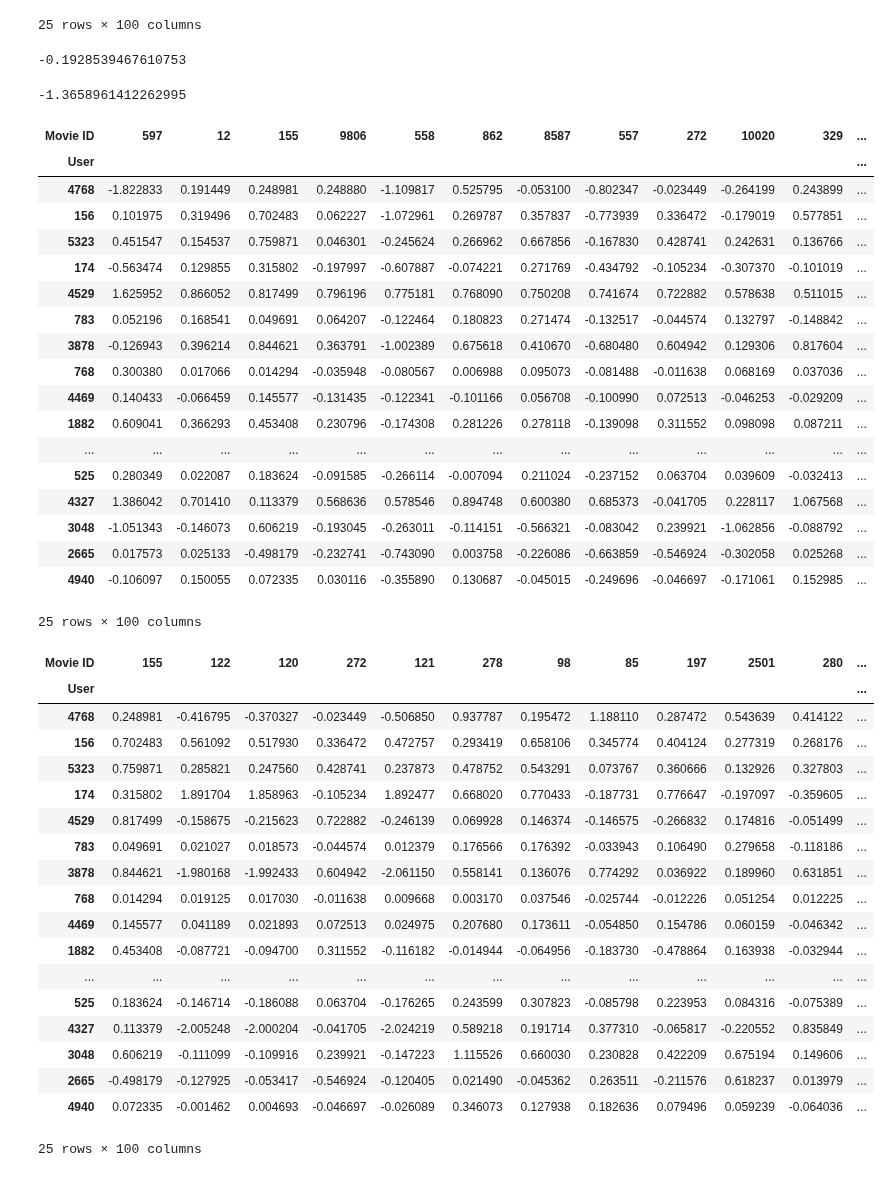
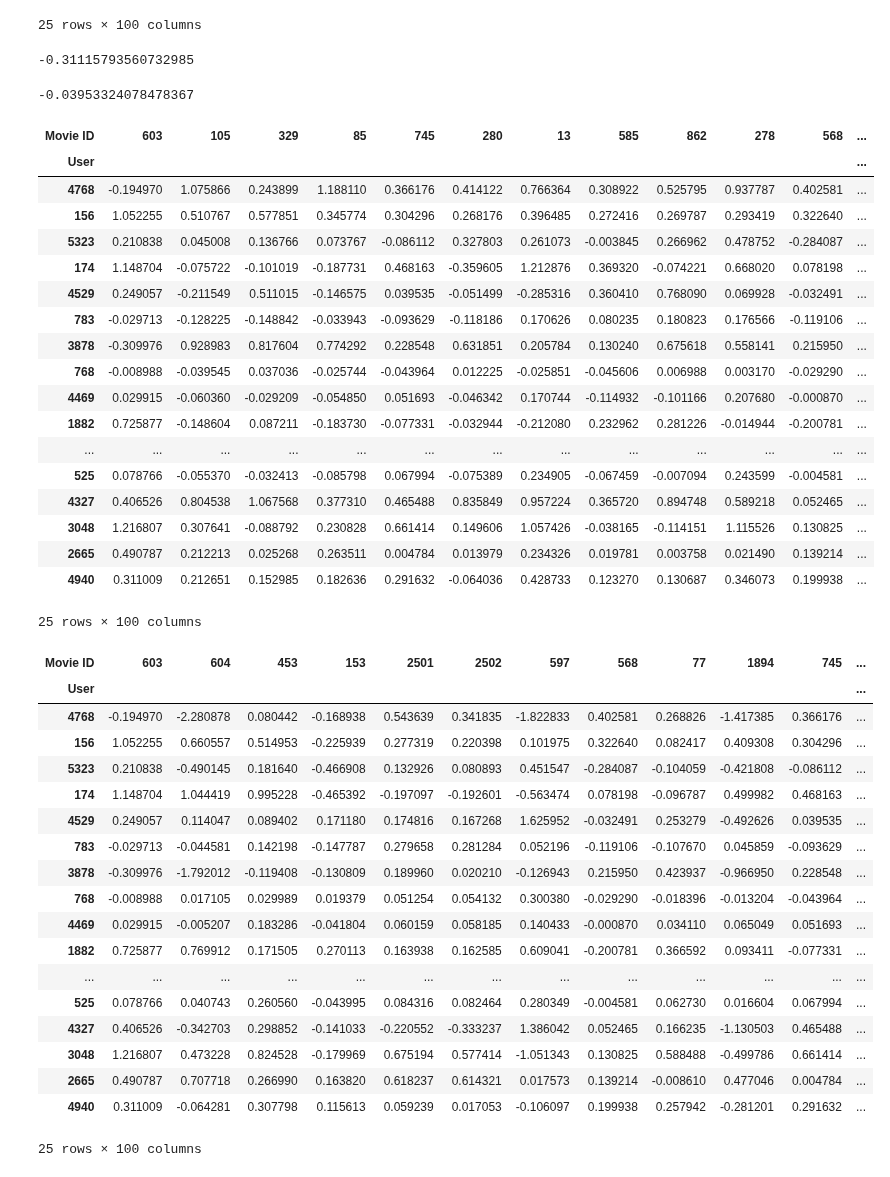
Before and after one commit to ThakdanaiSaelee/Lab_CE888, a Jupyter notebook: lab6 - recommender/my_recommender.ipynb, the cells around one changed output. Cells and saved outputs as stored; diff of their text form; code cells hidden in the pictures.

```diff
--- a/lab6 - recommender/my_recommender.ipynb
+++ b/lab6 - recommender/my_recommender.ipynb
@@ -286,54 +286,54 @@ predict_movie_data
 | 4940 | -0.007102 | 0.150055 | 0.428733 | 0.138002 | -0.404229 | 0.054161 | 0.188876 | 0.153844 | 0.257942 | 0.182636 | 0.127938 | ... |
 25 rows × 100 columns
 # %%
-predict_movie_data.loc[2067, 2502]
+predict_movie_data.loc[2067 , 809]
 # %% [output]
--0.1928539467610753
+-0.31115793560732985
 # %%
-predict_movie_data.loc[4997, 187]
+predict_movie_data.loc[768, 809]
 # %% [output]
--1.3658961412262995
+-0.03953324078478367
 # %%
-predict_movie_data.sort_values(by = [4529], axis=1, ascending=False)
+predict_movie_data.sort_values(by = [4373], axis=1, ascending=False)
 # %% [output]
-| Movie ID | 597 | 12 | 155 | 9806 | 558 | 862 | 8587 | 557 | 272 | 10020 | 329 | ... |
+| Movie ID | 603 | 105 | 329 | 85 | 745 | 280 | 13 | 585 | 862 | 278 | 568 | ... |
 | User |  |  |  |  |  |  |  |  |  |  |  | ... |
-| 4768 | -1.822833 | 0.191449 | 0.248981 | 0.248880 | -1.109817 | 0.525795 | -0.053100 | -0.802347 | -0.023449 | -0.264199 | 0.243899 | ... |
-| 156 | 0.101975 | 0.319496 | 0.702483 | 0.062227 | -1.072961 | 0.269787 | 0.357837 | -0.773939 | 0.336472 | -0.179019 | 0.577851 | ... |
-| 5323 | 0.451547 | 0.154537 | 0.759871 | 0.046301 | -0.245624 | 0.266962 | 0.667856 | -0.167830 | 0.428741 | 0.242631 | 0.136766 | ... |
-| 174 | -0.563474 | 0.129855 | 0.315802 | -0.197997 | -0.607887 | -0.074221 | 0.271769 | -0.434792 | -0.105234 | -0.307370 | -0.101019 | ... |
-| 4529 | 1.625952 | 0.866052 | 0.817499 | 0.796196 | 0.775181 | 0.768090 | 0.750208 | 0.741674 | 0.722882 | 0.578638 | 0.511015 | ... |
-| 783 | 0.052196 | 0.168541 | 0.049691 | 0.064207 | -0.122464 | 0.180823 | 0.271474 | -0.132517 | -0.044574 | 0.132797 | -0.148842 | ... |
-| 3878 | -0.126943 | 0.396214 | 0.844621 | 0.363791 | -1.002389 | 0.675618 | 0.410670 | -0.680480 | 0.604942 | 0.129306 | 0.817604 | ... |
-| 768 | 0.300380 | 0.017066 | 0.014294 | -0.035948 | -0.080567 | 0.006988 | 0.095073 | -0.081488 | -0.011638 | 0.068169 | 0.037036 | ... |
-| 4469 | 0.140433 | -0.066459 | 0.145577 | -0.131435 | -0.122341 | -0.101166 | 0.056708 | -0.100990 | 0.072513 | -0.046253 | -0.029209 | ... |
-| 1882 | 0.609041 | 0.366293 | 0.453408 | 0.230796 | -0.174308 | 0.281226 | 0.278118 | -0.139098 | 0.311552 | 0.098098 | 0.087211 | ... |
+| 4768 | -0.194970 | 1.075866 | 0.243899 | 1.188110 | 0.366176 | 0.414122 | 0.766364 | 0.308922 | 0.525795 | 0.937787 | 0.402581 | ... |
+| 156 | 1.052255 | 0.510767 | 0.577851 | 0.345774 | 0.304296 | 0.268176 | 0.396485 | 0.272416 | 0.269787 | 0.293419 | 0.322640 | ... |
+| 5323 | 0.210838 | 0.045008 | 0.136766 | 0.073767 | -0.086112 | 0.327803 | 0.261073 | -0.003845 | 0.266962 | 0.478752 | -0.284087 | ... |
+| 174 | 1.148704 | -0.075722 | -0.101019 | -0.187731 | 0.468163 | -0.359605 | 1.212876 | 0.369320 | -0.074221 | 0.668020 | 0.078198 | ... |
+| 4529 | 0.249057 | -0.211549 | 0.511015 | -0.146575 | 0.039535 | -0.051499 | -0.285316 | 0.360410 | 0.768090 | 0.069928 | -0.032491 | ... |
+| 783 | -0.029713 | -0.128225 | -0.148842 | -0.033943 | -0.093629 | -0.118186 | 0.170626 | 0.080235 | 0.180823 | 0.176566 | -0.119106 | ... |
+| 3878 | -0.309976 | 0.928983 | 0.817604 | 0.774292 | 0.228548 | 0.631851 | 0.205784 | 0.130240 | 0.675618 | 0.558141 | 0.215950 | ... |
+| 768 | -0.008988 | -0.039545 | 0.037036 | -0.025744 | -0.043964 | 0.012225 | -0.025851 | -0.045606 | 0.006988 | 0.003170 | -0.029290 | ... |
+| 4469 | 0.029915 | -0.060360 | -0.029209 | -0.054850 | 0.051693 | -0.046342 | 0.170744 | -0.114932 | -0.101166 | 0.207680 | -0.000870 | ... |
+| 1882 | 0.725877 | -0.148604 | 0.087211 | -0.183730 | -0.077331 | -0.032944 | -0.212080 | 0.232962 | 0.281226 | -0.014944 | -0.200781 | ... |
 | ... | ... | ... | ... | ... | ... | ... | ... | ... | ... | ... | ... | ... |
-| 525 | 0.280349 | 0.022087 | 0.183624 | -0.091585 | -0.266114 | -0.007094 | 0.211024 | -0.237152 | 0.063704 | 0.039609 | -0.032413 | ... |
-| 4327 | 1.386042 | 0.701410 | 0.113379 | 0.568636 | 0.578546 | 0.894748 | 0.600380 | 0.685373 | -0.041705 | 0.228117 | 1.067568 | ... |
-| 3048 | -1.051343 | -0.146073 | 0.606219 | -0.193045 | -0.263011 | -0.114151 | -0.566321 | -0.083042 | 0.239921 | -1.062856 | -0.088792 | ... |
-| 2665 | 0.017573 | 0.025133 | -0.498179 | -0.232741 | -0.743090 | 0.003758 | -0.226086 | -0.663859 | -0.546924 | -0.302058 | 0.025268 | ... |
-| 4940 | -0.106097 | 0.150055 | 0.072335 | 0.030116 | -0.355890 | 0.130687 | -0.045015 | -0.249696 | -0.046697 | -0.171061 | 0.152985 | ... |
+| 525 | 0.078766 | -0.055370 | -0.032413 | -0.085798 | 0.067994 | -0.075389 | 0.234905 | -0.067459 | -0.007094 | 0.243599 | -0.004581 | ... |
+| 4327 | 0.406526 | 0.804538 | 1.067568 | 0.377310 | 0.465488 | 0.835849 | 0.957224 | 0.365720 | 0.894748 | 0.589218 | 0.052465 | ... |
+| 3048 | 1.216807 | 0.307641 | -0.088792 | 0.230828 | 0.661414 | 0.149606 | 1.057426 | -0.038165 | -0.114151 | 1.115526 | 0.130825 | ... |
+| 2665 | 0.490787 | 0.212213 | 0.025268 | 0.263511 | 0.004784 | 0.013979 | 0.234326 | 0.019781 | 0.003758 | 0.021490 | 0.139214 | ... |
+| 4940 | 0.311009 | 0.212651 | 0.152985 | 0.182636 | 0.291632 | -0.064036 | 0.428733 | 0.123270 | 0.130687 | 0.346073 | 0.199938 | ... |
 25 rows × 100 columns
 # %%
-predict_movie_data.sort_values(by = [2848], axis=1, ascending=False)
+predict_movie_data.sort_values(by = [3947], axis=1, ascending=False)
 # %% [output]
-| Movie ID | 155 | 122 | 120 | 272 | 121 | 278 | 98 | 85 | 197 | 2501 | 280 | ... |
+| Movie ID | 603 | 604 | 453 | 153 | 2501 | 2502 | 597 | 568 | 77 | 1894 | 745 | ... |
 | User |  |  |  |  |  |  |  |  |  |  |  | ... |
-| 4768 | 0.248981 | -0.416795 | -0.370327 | -0.023449 | -0.506850 | 0.937787 | 0.195472 | 1.188110 | 0.287472 | 0.543639 | 0.414122 | ... |
-| 156 | 0.702483 | 0.561092 | 0.517930 | 0.336472 | 0.472757 | 0.293419 | 0.658106 | 0.345774 | 0.404124 | 0.277319 | 0.268176 | ... |
-| 5323 | 0.759871 | 0.285821 | 0.247560 | 0.428741 | 0.237873 | 0.478752 | 0.543291 | 0.073767 | 0.360666 | 0.132926 | 0.327803 | ... |
-| 174 | 0.315802 | 1.891704 | 1.858963 | -0.105234 | 1.892477 | 0.668020 | 0.770433 | -0.187731 | 0.776647 | -0.197097 | -0.359605 | ... |
-| 4529 | 0.817499 | -0.158675 | -0.215623 | 0.722882 | -0.246139 | 0.069928 | 0.146374 | -0.146575 | -0.266832 | 0.174816 | -0.051499 | ... |
-| 783 | 0.049691 | 0.021027 | 0.018573 | -0.044574 | 0.012379 | 0.176566 | 0.176392 | -0.033943 | 0.106490 | 0.279658 | -0.118186 | ... |
-| 3878 | 0.844621 | -1.980168 | -1.992433 | 0.604942 | -2.061150 | 0.558141 | 0.136076 | 0.774292 | 0.036922 | 0.189960 | 0.631851 | ... |
-| 768 | 0.014294 | 0.019125 | 0.017030 | -0.011638 | 0.009668 | 0.003170 | 0.037546 | -0.025744 | -0.012226 | 0.051254 | 0.012225 | ... |
-| 4469 | 0.145577 | 0.041189 | 0.021893 | 0.072513 | 0.024975 | 0.207680 | 0.173611 | -0.054850 | 0.154786 | 0.060159 | -0.046342 | ... |
-| 1882 | 0.453408 | -0.087721 | -0.094700 | 0.311552 | -0.116182 | -0.014944 | -0.064956 | -0.183730 | -0.478864 | 0.163938 | -0.032944 | ... |
+| 4768 | -0.194970 | -2.280878 | 0.080442 | -0.168938 | 0.543639 | 0.341835 | -1.822833 | 0.402581 | 0.268826 | -1.417385 | 0.366176 | ... |
+| 156 | 1.052255 | 0.660557 | 0.514953 | -0.225939 | 0.277319 | 0.220398 | 0.101975 | 0.322640 | 0.082417 | 0.409308 | 0.304296 | ... |
+| 5323 | 0.210838 | -0.490145 | 0.181640 | -0.466908 | 0.132926 | 0.080893 | 0.451547 | -0.284087 | -0.104059 | -0.421808 | -0.086112 | ... |
+| 174 | 1.148704 | 1.044419 | 0.995228 | -0.465392 | -0.197097 | -0.192601 | -0.563474 | 0.078198 | -0.096787 | 0.499982 | 0.468163 | ... |
+| 4529 | 0.249057 | 0.114047 | 0.089402 | 0.171180 | 0.174816 | 0.167268 | 1.625952 | -0.032491 | 0.253279 | -0.492626 | 0.039535 | ... |
+| 783 | -0.029713 | -0.044581 | 0.142198 | -0.147787 | 0.279658 | 0.281284 | 0.052196 | -0.119106 | -0.107670 | 0.045859 | -0.093629 | ... |
+| 3878 | -0.309976 | -1.792012 | -0.119408 | -0.130809 | 0.189960 | 0.020210 | -0.126943 | 0.215950 | 0.423937 | -0.966950 | 0.228548 | ... |
+| 768 | -0.008988 | 0.017105 | 0.029989 | 0.019379 | 0.051254 | 0.054132 | 0.300380 | -0.029290 | -0.018396 | -0.013204 | -0.043964 | ... |
+| 4469 | 0.029915 | -0.005207 | 0.183286 | -0.041804 | 0.060159 | 0.058185 | 0.140433 | -0.000870 | 0.034110 | 0.065049 | 0.051693 | ... |
+| 1882 | 0.725877 | 0.769912 | 0.171505 | 0.270113 | 0.163938 | 0.162585 | 0.609041 | -0.200781 | 0.366592 | 0.093411 | -0.077331 | ... |
 | ... | ... | ... | ... | ... | ... | ... | ... | ... | ... | ... | ... | ... |
-| 525 | 0.183624 | -0.146714 | -0.186088 | 0.063704 | -0.176265 | 0.243599 | 0.307823 | -0.085798 | 0.223953 | 0.084316 | -0.075389 | ... |
-| 4327 | 0.113379 | -2.005248 | -2.000204 | -0.041705 | -2.024219 | 0.589218 | 0.191714 | 0.377310 | -0.065817 | -0.220552 | 0.835849 | ... |
-| 3048 | 0.606219 | -0.111099 | -0.109916 | 0.239921 | -0.147223 | 1.115526 | 0.660030 | 0.230828 | 0.422209 | 0.675194 | 0.149606 | ... |
-| 2665 | -0.498179 | -0.127925 | -0.053417 | -0.546924 | -0.120405 | 0.021490 | -0.045362 | 0.263511 | -0.211576 | 0.618237 | 0.013979 | ... |
-| 4940 | 0.072335 | -0.001462 | 0.004693 | -0.046697 | -0.026089 | 0.346073 | 0.127938 | 0.182636 | 0.079496 | 0.059239 | -0.064036 | ... |
+| 525 | 0.078766 | 0.040743 | 0.260560 | -0.043995 | 0.084316 | 0.082464 | 0.280349 | -0.004581 | 0.062730 | 0.016604 | 0.067994 | ... |
+| 4327 | 0.406526 | -0.342703 | 0.298852 | -0.141033 | -0.220552 | -0.333237 | 1.386042 | 0.052465 | 0.166235 | -1.130503 | 0.465488 | ... |
+| 3048 | 1.216807 | 0.473228 | 0.824528 | -0.179969 | 0.675194 | 0.577414 | -1.051343 | 0.130825 | 0.588488 | -0.499786 | 0.661414 | ... |
+| 2665 | 0.490787 | 0.707718 | 0.266990 | 0.163820 | 0.618237 | 0.614321 | 0.017573 | 0.139214 | -0.008610 | 0.477046 | 0.004784 | ... |
+| 4940 | 0.311009 | -0.064281 | 0.307798 | 0.115613 | 0.059239 | 0.017053 | -0.106097 | 0.199938 | 0.257942 | -0.281201 | 0.291632 | ... |
 25 rows × 100 columns
```
Also changed, not shown: parts of 7 cells of this notebook.
